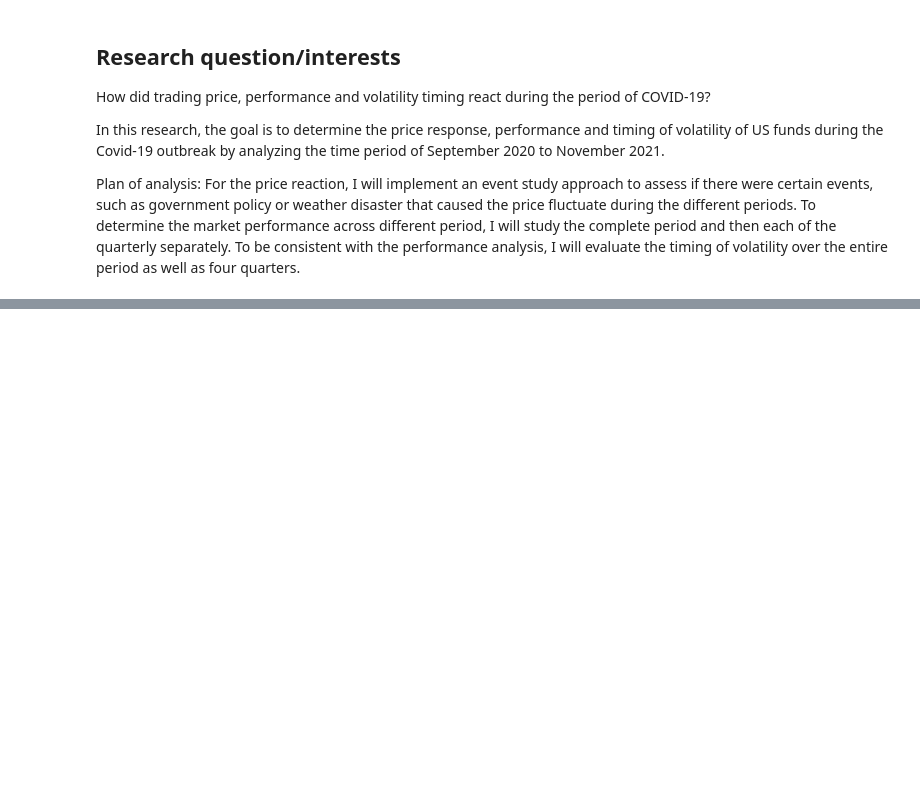
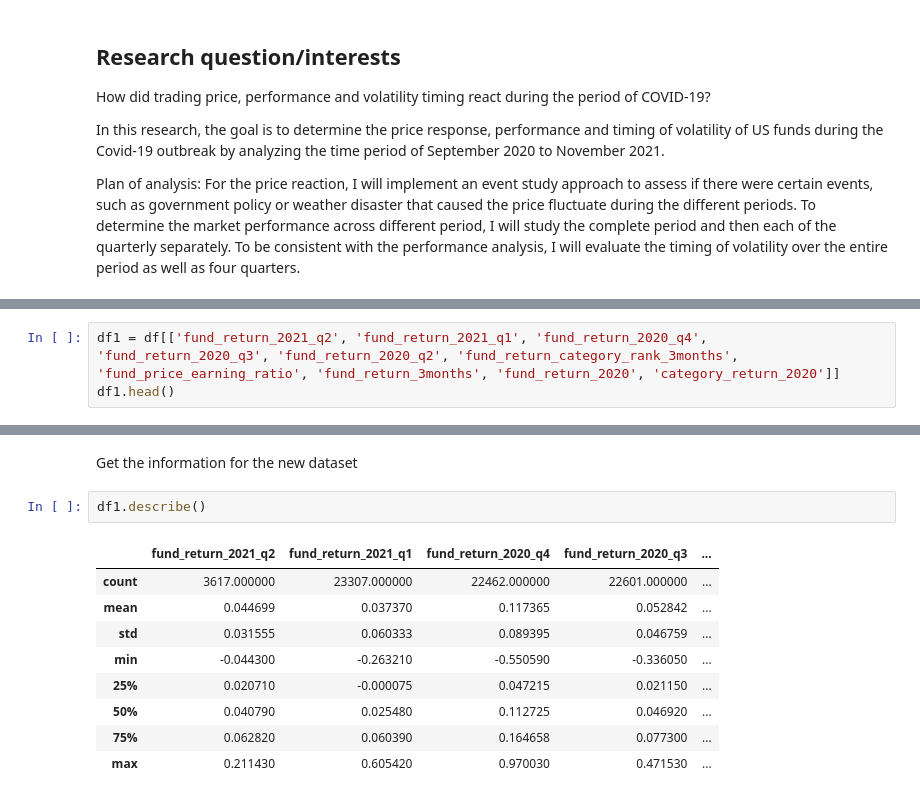
Before and after one commit to ubco-W2022T2-data301/project-group-group-57, a Jupyter notebook: analysis/analysis_George_Hsu.ipynb, the cells around one changed output, grey strips where cells are left out. Cells and saved outputs as stored; diff of their text form; blank space fills up the shorter version.

```diff
--- a/analysis/analysis_George_Hsu.ipynb
+++ b/analysis/analysis_George_Hsu.ipynb
@@ -22,0 +77,3 @@ df.head()
+# %%
+df1 = df[['fund_return_2021_q2', 'fund_return_2021_q1', 'fund_return_2020_q4', 'fund_return_2020_q3', 'fund_return_2020_q2', 'fund_return_category_rank_3months', 'fund_price_earning_ratio', 'fund_return_3months', 'fund_return_2020', 'category_return_2020']]
+df1.head()
@@ -22,0 +87,14 @@ df.head()
+# %% [markdown]
+Get the information for the new dataset
+# %%
+df1.describe()
+# %% [output]
+|  | fund_return_2021_q2 | fund_return_2021_q1 | fund_return_2020_q4 | fund_return_2020_q3 | ... |
+| count | 3617.000000 | 23307.000000 | 22462.000000 | 22601.000000 | ... |
+| mean | 0.044699 | 0.037370 | 0.117365 | 0.052842 | ... |
+| std | 0.031555 | 0.060333 | 0.089395 | 0.046759 | ... |
+| min | -0.044300 | -0.263210 | -0.550590 | -0.336050 | ... |
+| 25% | 0.020710 | -0.000075 | 0.047215 | 0.021150 | ... |
+| 50% | 0.040790 | 0.025480 | 0.112725 | 0.046920 | ... |
+| 75% | 0.062820 | 0.060390 | 0.164658 | 0.077300 | ... |
+| max | 0.211430 | 0.605420 | 0.970030 | 0.471530 | ... |
```
Also changed, not shown: parts of 13 cells of this notebook, 2 other files.
